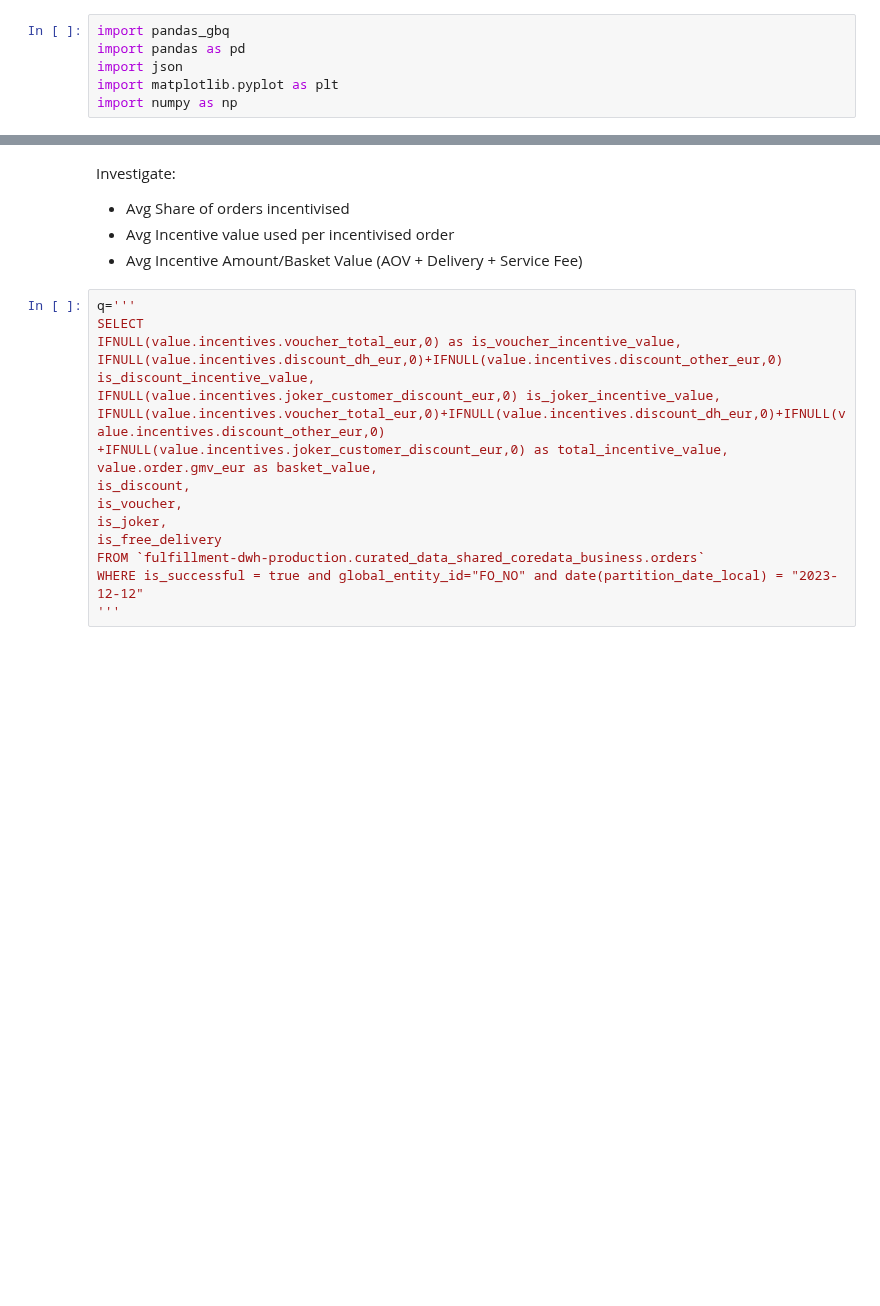
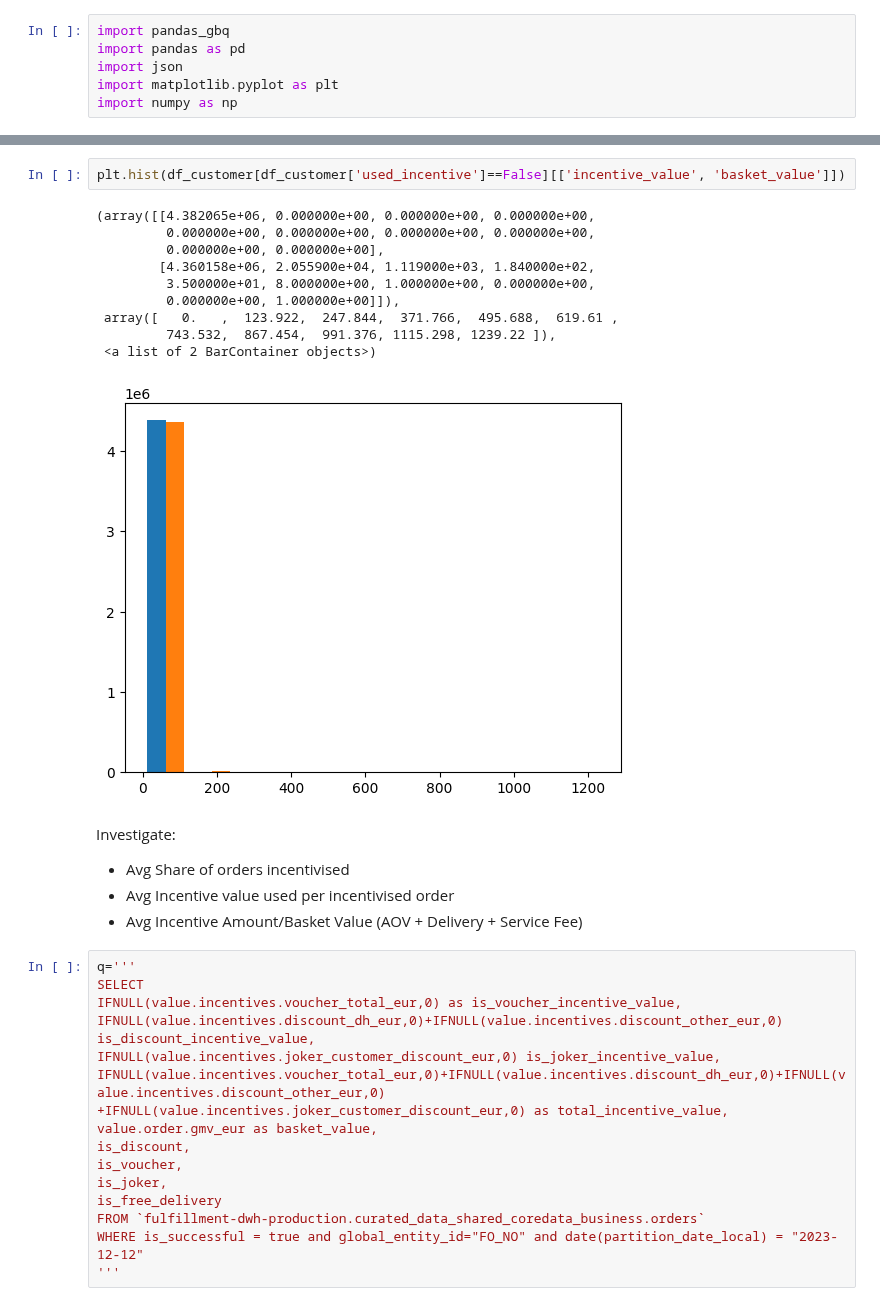
Before and after one commit to AChiaraCapuano/incentives_analysis, a Jupyter notebook: analysis.ipynb, the cells around one changed output, grey strips where cells are left out. Drawn from its saved outputs; the diff is of its cells as text; blank space fills up the shorter version.

```diff
--- a/analysis.ipynb
+++ b/analysis.ipynb
@@ -7,3 +53,16 @@ import numpy as np
+# %%
+plt.hist(df_customer[df_customer['used_incentive']==False][['incentive_value', 'basket_value']])
+# %% [output]
+(array([[4.382065e+06, 0.000000e+00, 0.000000e+00, 0.000000e+00,
+         0.000000e+00, 0.000000e+00, 0.000000e+00, 0.000000e+00,
+         0.000000e+00, 0.000000e+00],
+        [4.360158e+06, 2.055900e+04, 1.119000e+03, 1.840000e+02,
+         3.500000e+01, 8.000000e+00, 1.000000e+00, 0.000000e+00,
+         0.000000e+00, 1.000000e+00]]),
+ array([   0.   ,  123.922,  247.844,  371.766,  495.688,  619.61 ,
+         743.532,  867.454,  991.376, 1115.298, 1239.22 ]),
+ <a list of 2 BarContainer objects>)
+[figure, added]
 # %% [markdown]
 Investigate:
 - Avg Share of orders incentivised
```
Also changed, not shown: parts of 7 cells of this notebook.
